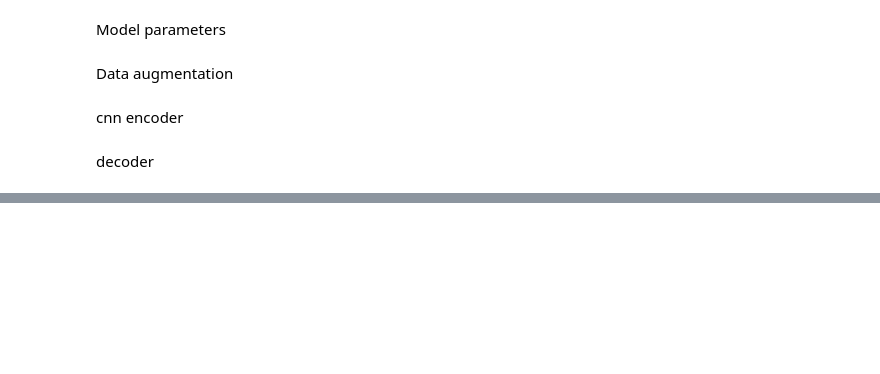
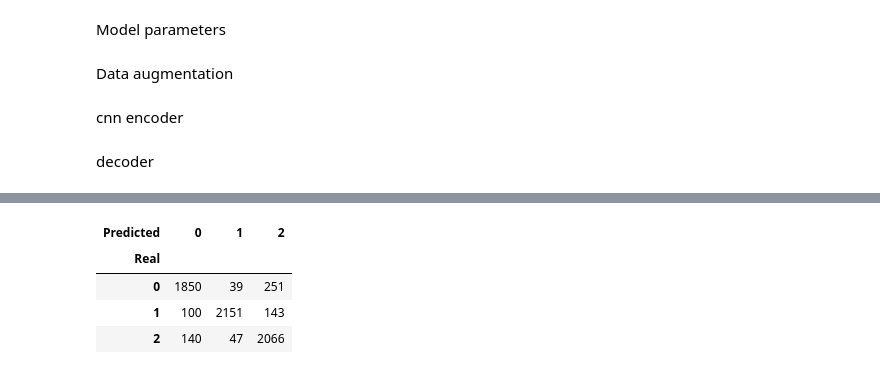
Before and after one commit to luc-perso/covid-19-xRay, a Jupyter notebook: jupyter/cnn.ipynb, the cells around one changed output, grey strips where cells are left out. Drawn from its saved outputs; the diff is of its cells as text; code cells hidden in the pictures; blank space fills up the shorter version.

```diff
--- a/jupyter/cnn.ipynb
+++ b/jupyter/cnn.ipynb
@@ -295,0 +349,8 @@ transformer_conf_mat
+# %%
+augmented = augmentation(inputs)
+encoded = encoder(augmented)
+classified = classifier(encoded)
+
+# Create the Keras model.
+model_pure_cnn = keras.Model(inputs=inputs, outputs=classified)
+model_pure_cnn.summary()
@@ -295,0 +375,8 @@ transformer_conf_mat
+# %%
+pure_cnn_history, pure_cnn_conf_mat = run_experiment_pure_cnn(
+    model_pure_cnn,
+    ds_train, ds_test, ds_valid,
+    batch_size=batch_size_cnn, num_epochs=num_epochs,
+    learning_rate=learning_rate / 10., weight_decay=weight_decay / 10.,
+    output_path=output_path, prefix='pure_cnn',
+    from_logits=False, label_smoothing=label_smoothing)
@@ -295,0 +416,13 @@ transformer_conf_mat
+# %%
+import joblib
+
+file_name = os.path.join(output_path, 'pure_cnn_conf_mat.joblib')
+joblib.dump(pure_cnn_conf_mat, file_name)
+
+pure_cnn_conf_mat
+# %% [output]
+| Predicted | 0 | 1 | 2 |
+| Real |  |  |  |
+| 0 | 1850 | 39 | 251 |
+| 1 | 100 | 2151 | 143 |
+| 2 | 140 | 47 | 2066 |
```
Also changed, not shown: parts of 66 cells of this notebook, 4 other files.
